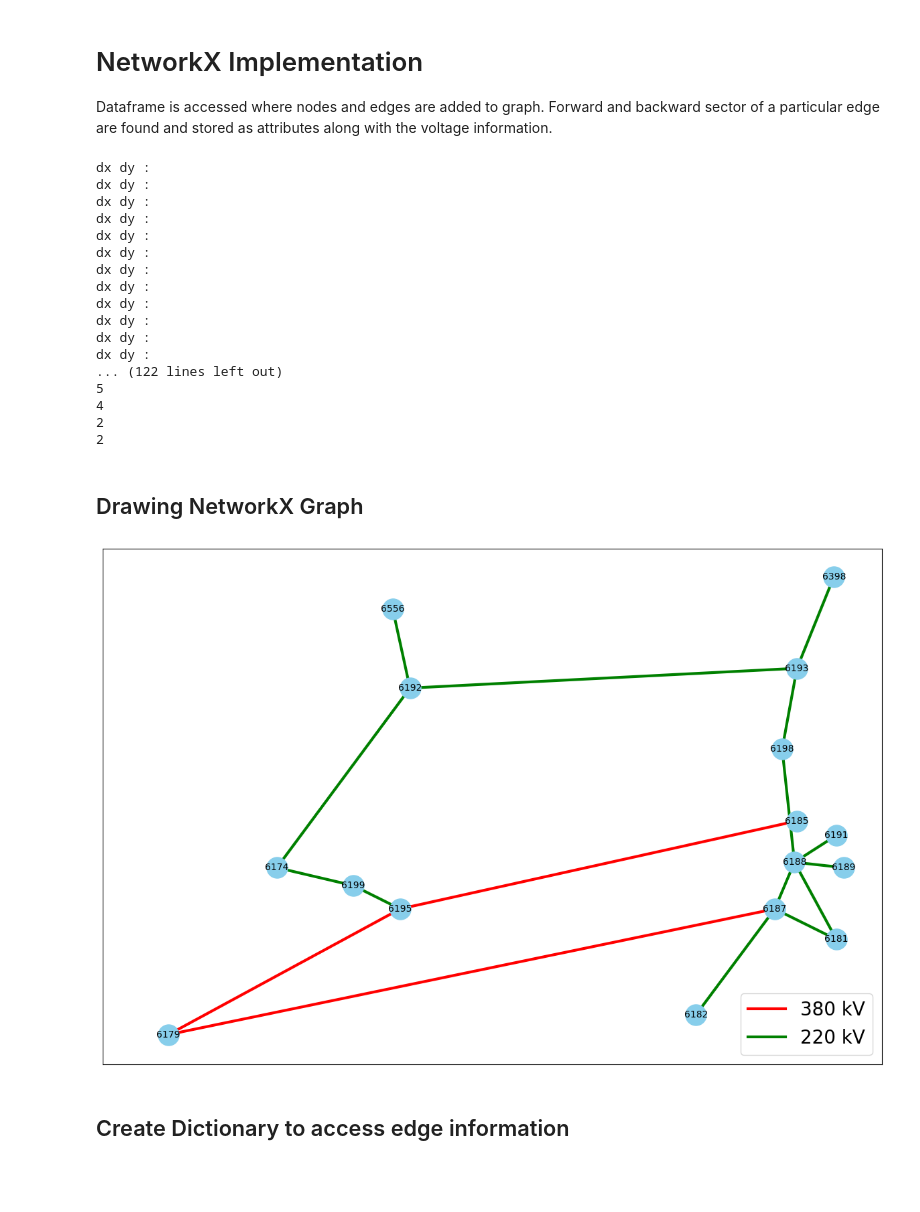
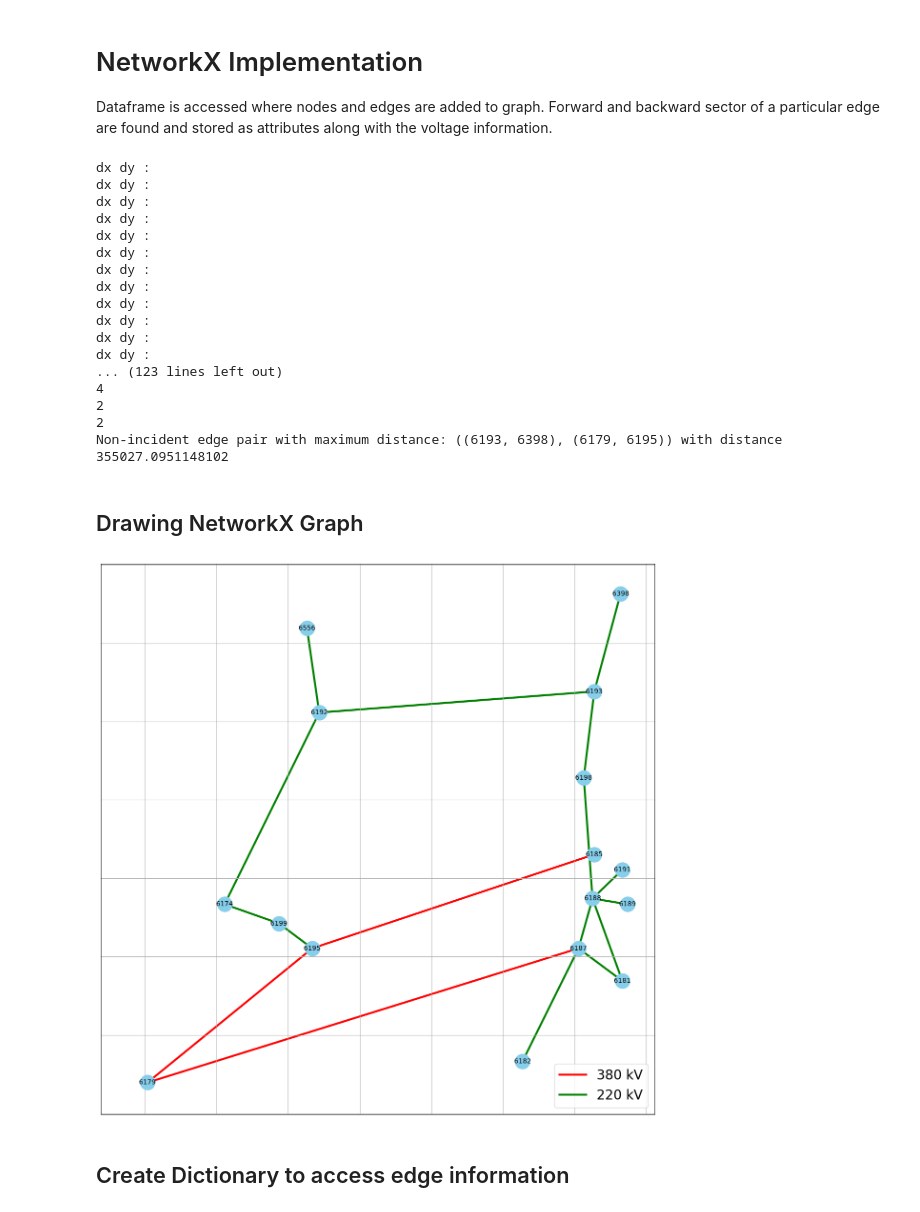
Before and after one commit to kate9871/MetroMap-PowerGrids, a Jupyter notebook: IE test5.ipynb, the cells around one changed output. Drawn from its saved outputs; the diff is of its cells as text; code cells hidden in the pictures; blank space fills up the shorter version.

```diff
--- a/IE test5.ipynb
+++ b/IE test5.ipynb
@@ -101,0 +108,17 @@ display(filtered_df)
+# %%
+""" filtered_df = ireland_df[ireland_df['voltage'].isin([220, 380])].copy()
+
+# For the node 6178
+filtered_df.loc[filtered_df['link_id'] == 9489, 'src_bus_id'] = 6178
+
+# For the node 6195
+filtered_df.loc[filtered_df['link_id'] == 9520, 'src_bus_id'] = 6195
+
+# Node 6187
+filtered_df.loc[filtered_df['link_id'] == 9493, 'dst_bus_id'] = 6187
+filtered_df.loc[filtered_df['link_id'] == 9495, 'dst_bus_id'] = 6187
+filtered_df.loc[filtered_df['link_id'] == 9507, 'src_bus_id'] = 6187
+filtered_df.loc[filtered_df['link_id'] == 9496, 'src_bus_id'] = 6187
+
+print(f"Shape of df is: {filtered_df.shape}")
+display(filtered_df)  """
@@ -370,6 +450,17 @@ print("\nNodes with more than 2 neighbours ordered:")
 print(ordered_neighbours_dict)
 for node, neighbours in ordered_neighbours_dict.items():
     print(len(neighbours))
+
+
+ # dictionary
+non_incident_edge_distances = get_non_incident_edge_distance(G)
+
+# Find the non-incident edge pair with the maximum distance
+max_distance_pair = max(non_incident_edge_distances, key=non_incident_edge_distances.get)
+
+# Print the non-incident edge pair with the maximum distance and its value
+max_distance_value = non_incident_edge_distances[max_distance_pair]
+print(f"Non-incident edge pair with maximum distance: {max_distance_pair} with distance {max_distance_value}")
 # %% [output]
 dx dy :
 dx dy :
@@ -383,11 +474,11 @@ dx dy :
 dx dy :
 dx dy :
 dx dy :
-... (122 lines left out)
-5
+... (123 lines left out)
 4
 2
 2
+Non-incident edge pair with maximum distance: ((6193, 6398), (6179, 6195)) with distance 355027.0951148102
 # %% [markdown]
 ## Drawing NetworkX Graph
 # %%
@@ -395,38 +486,38 @@ import matplotlib.lines as mlines
 
 pos = nx.get_node_attributes(G, 'pos')
 
-plt.figure(figsize = (15, 10))
+plt.figure(figsize = (15, 15))
 # Draw nodes
 nx.draw_networkx_nodes(G, pos, node_color='skyblue', node_size=500)
 
 # Create custom lines for the legend
 red_line = mlines.Line2D([], [], color='red', markersize=30, label='380 kV', linewidth = 3)
 green_line = mlines.Line2D([], [], color='green', markersize=30, label='220 kV', linewidth = 3)
 
 
 
 # Draw the graph edges with different colors based on the voltage
 for (u, v, d) in G.edges(data=True):
     edge_color = 'r' if d['voltage'] == 380.0 else 'g' if d['voltage'] == 220.0 else 'k'
     nx.draw_networkx_edges(G, pos, edgelist=[(u, v)], edge_color=edge_color, width = 3, arrows = False)
 
 # Draw the node labels
 nx.draw_networkx_labels(G, pos, font_size=10)
 
 # Create edge labels for voltages
 edge_labels = nx.get_edge_attributes(G, 'link_id')
 nx.draw_networkx_edge_labels(G, pos, edge_labels=edge_labels, label_pos=0.5, font_size=7)
 #nx.draw_networkx_edge_labels(G, pos, label_pos=0.5, font_size=7)
 
 
 # Add the legend to the plot
 plt.legend(handles=[red_line, green_line], loc='lower right', fontsize = 20)
 
-
+plt.grid(True)
 # Show the plot
 plt.show()
 # %% [output]
-[figure, old version]
+[figure, new version]
 # %% [markdown]
 ## Create Dictionary to access edge information
 # %%
```
Also changed, not shown: parts of 12 cells of this notebook.
